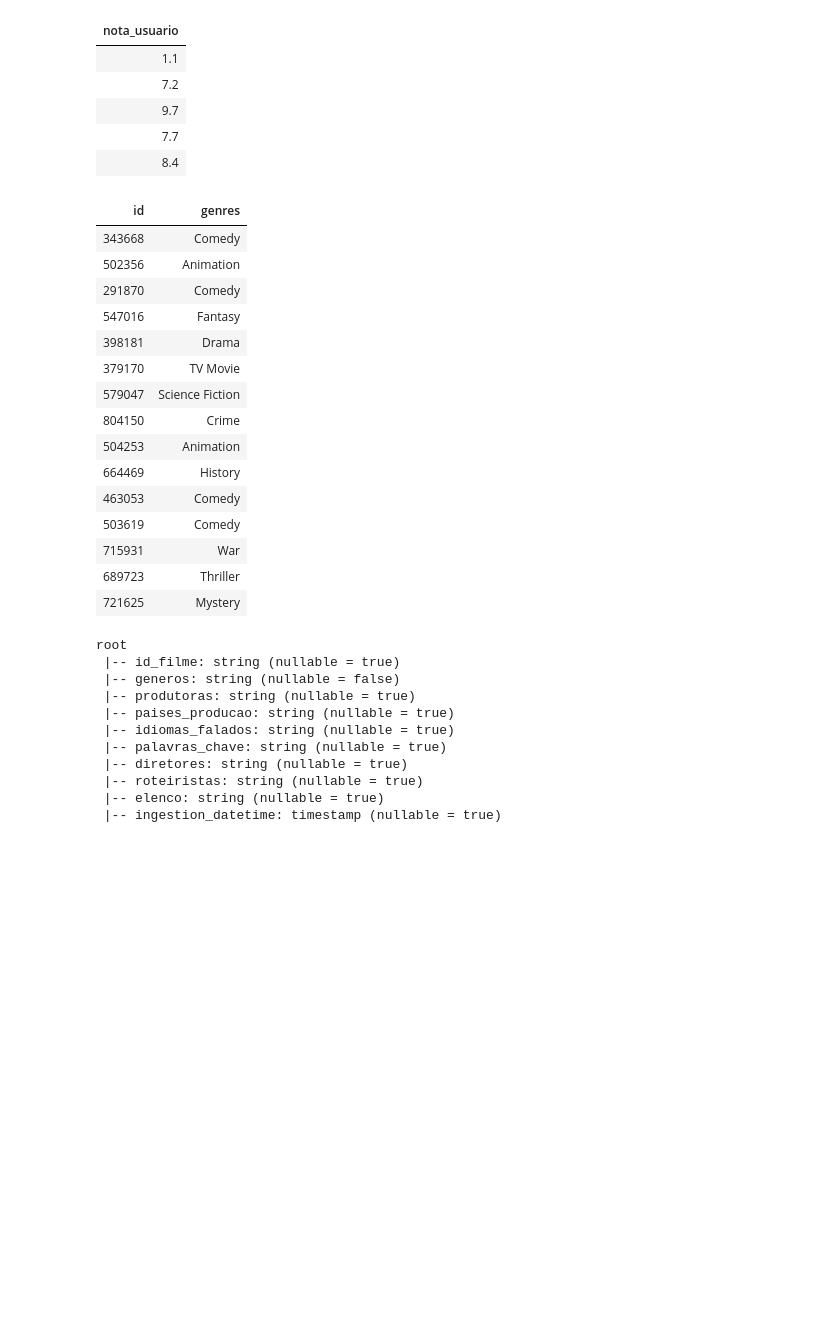
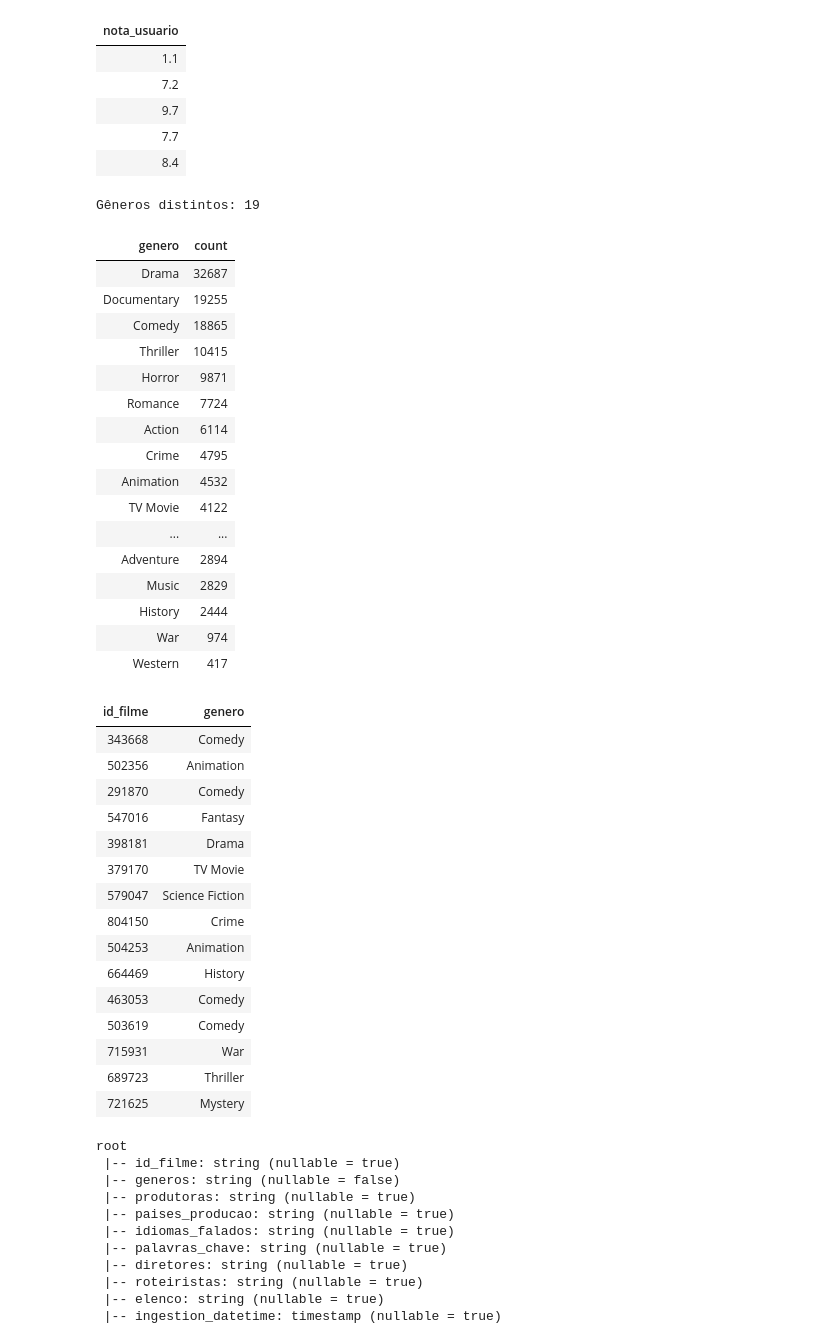
Before and after one commit to DiegoFonseca256/Atividade-RocketCamp-3, a Jupyter notebook: Bronze_to_Silver.ipynb, the cells around one changed output. Cells and saved outputs as stored; diff of their text form; code cells hidden in the pictures; blank space fills up the shorter version.

```diff
--- a/Bronze_to_Silver.ipynb
+++ b/Bronze_to_Silver.ipynb
@@ -455,35 +458,73 @@ df_silver_avaliacoes_usuarios = df_silver_avaliacoes_usuarios.withColumn(
 # %%
 df_silver_credits_and_tag= spark.table("workspace.bronze.tb_credits_and_tags")
 df_silver_credits_and_tag = (df_silver_credits_and_tag
               .withColumn("genres", F.regexp_replace(F.col("genres"), ";", ",")) # Substitui ; por ,
               .withColumn("genres", F.regexp_replace(F.col("genres"), r"[;|]", ",")) # Substitui | por ,
               )
 df_silver_credits_and_tag =(df_silver_credits_and_tag
              .withColumn("genres", F.explode(F.split(F.col("genres"), ","))) #split + explode
              .withColumn("genres", F.trim(F.col("genres"))) #retira os espaços em branco
              .filter(F.col("genres") != "") #retira os generos vazios
              )
 
-df_silver_generos= df_silver_credits_and_tag.select("id","genres").dropDuplicates()
+generos_validos = [
+    "Action", "Adventure", "Animation", "Comedy", "Crime", "Documentary", "Drama",
+    "Family", "Fantasy", "History", "Horror", "Music", "Mystery", "Romance",
+    "Science Fiction", "TV Movie", "Thriller", "War", "Western",
+]
+
+df_silver_generos = (
+    df_silver_credits_and_tag
+    .select(F.col("id").alias("id_filme"), F.col("genres").alias("genero"))
+    .withColumn("genero", F.regexp_replace(F.col("genero"), r'["\\/]+', ","))   # aspas e barras viram ,
+    .withColumn("genero", F.explode(F.split(F.col("genero"), ",")))             # separa o que estava grudado
+    .withColumn("genero", F.initcap(F.trim(F.col("genero"))))                   # tira espaços e padroniza a caixa
+    .withColumn("genero", F.regexp_replace(F.col("genero"), "^Tv Movie$", "TV Movie"))
+    .filter(F.col("genero").isin(generos_validos))                              # só gêneros oficiais
+    .dropDuplicates(["id_filme", "genero"])
+)
+
+print("Gêneros distintos:", df_silver_generos.select("genero").distinct().count())
+display(df_silver_generos.groupBy("genero").count().orderBy(F.desc("count")))
+
+
 
 display(df_silver_generos.limit(15))
 # %% [output]
+Gêneros distintos: 19
-| id | genres |
-| 343668 | Comedy |
-| 502356 | Animation |
-| 291870 | Comedy |
-| 547016 | Fantasy |
-| 398181 | Drama |
-| 379170 | TV Movie |
-| 579047 | Science Fiction |
-| 804150 | Crime |
-| 504253 | Animation |
-| 664469 | History |
-| 463053 | Comedy |
-| 503619 | Comedy |
-| 715931 | War |
-| 689723 | Thriller |
-| 721625 | Mystery |
+| genero | count |
+| Drama | 32687 |
+| Documentary | 19255 |
+| Comedy | 18865 |
+| Thriller | 10415 |
+| Horror | 9871 |
+| Romance | 7724 |
+| Action | 6114 |
+| Crime | 4795 |
+| Animation | 4532 |
+| TV Movie | 4122 |
+| ... | ... |
+| Adventure | 2894 |
+| Music | 2829 |
+| History | 2444 |
+| War | 974 |
+| Western | 417 |
+| id_filme | genero |
+| 343668 | Comedy |
+| 502356 | Animation |
+| 291870 | Comedy |
+| 547016 | Fantasy |
+| 398181 | Drama |
+| 379170 | TV Movie |
+| 579047 | Science Fiction |
+| 804150 | Crime |
+| 504253 | Animation |
+| 664469 | History |
+| 463053 | Comedy |
+| 503619 | Comedy |
+| 715931 | War |
+| 689723 | Thriller |
+| 721625 | Mystery |
 # %%
 mapa_colunas_5 = {
     "id":                   "id_filme",
```
Also changed, not shown: parts of 8 cells of this notebook, 1 other file.
